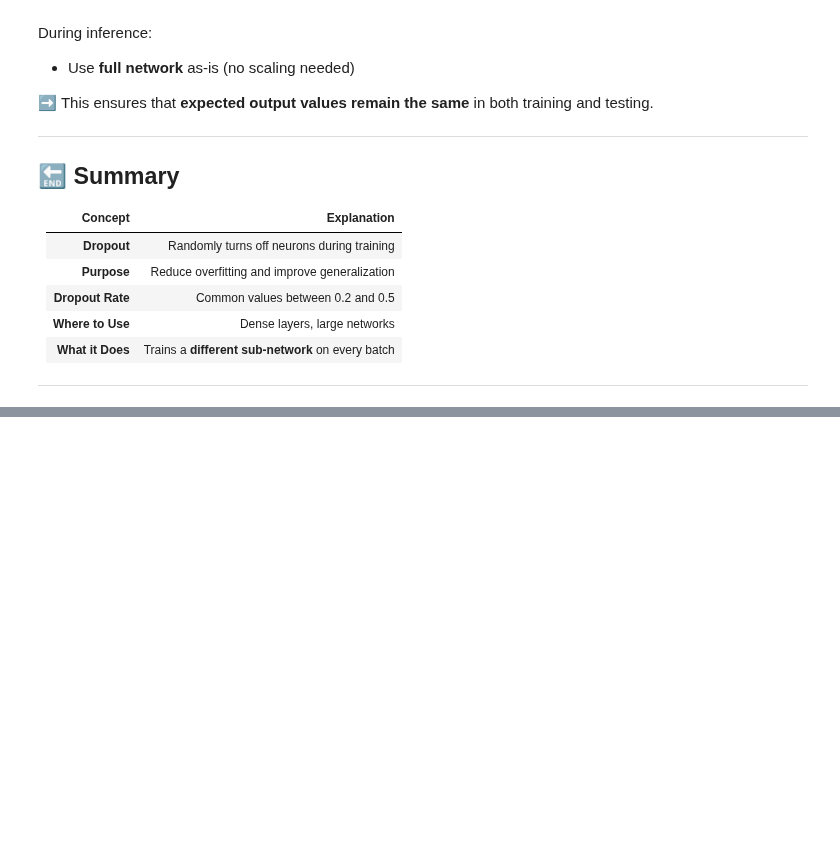
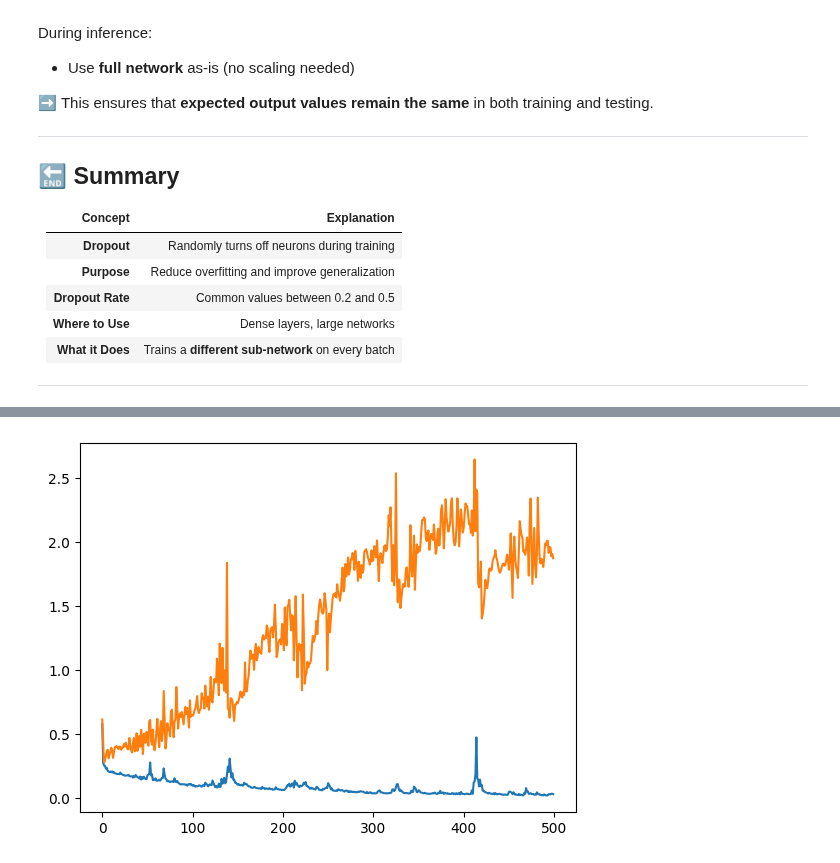
Before and after one commit to muhammadadilnaeem/Data-Science-Materials, a Jupyter notebook: 100 days of Deep Learning CampusX/14_dropout_layer_in_nneural_networks.ipynb, the cells around one changed output, grey strips where cells are left out. Cells and saved outputs as stored; diff of their text form; code cells hidden in the pictures; blank space fills up the shorter version.

```diff
--- a/100 days of Deep Learning CampusX/14_dropout_layer_in_nneural_networks.ipynb
+++ b/100 days of Deep Learning CampusX/14_dropout_layer_in_nneural_networks.ipynb
@@ -154,0 +439,6 @@ During inference:
+# %%
+plt.plot(history.history['loss'])
+plt.plot(history.history['val_loss'])
+plt.show()
+# %% [output]
+[figure, added]
```
Also changed, not shown: parts of 32 cells of this notebook.
